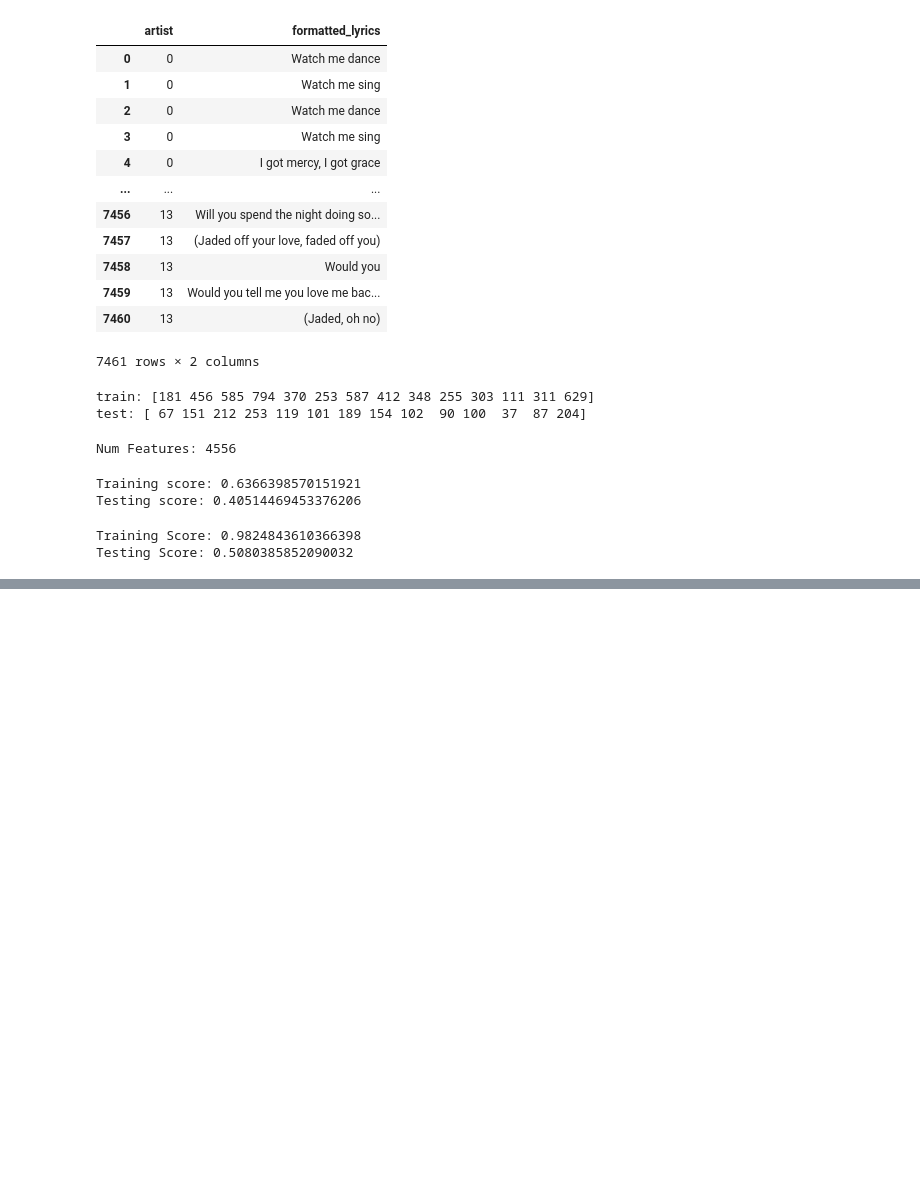
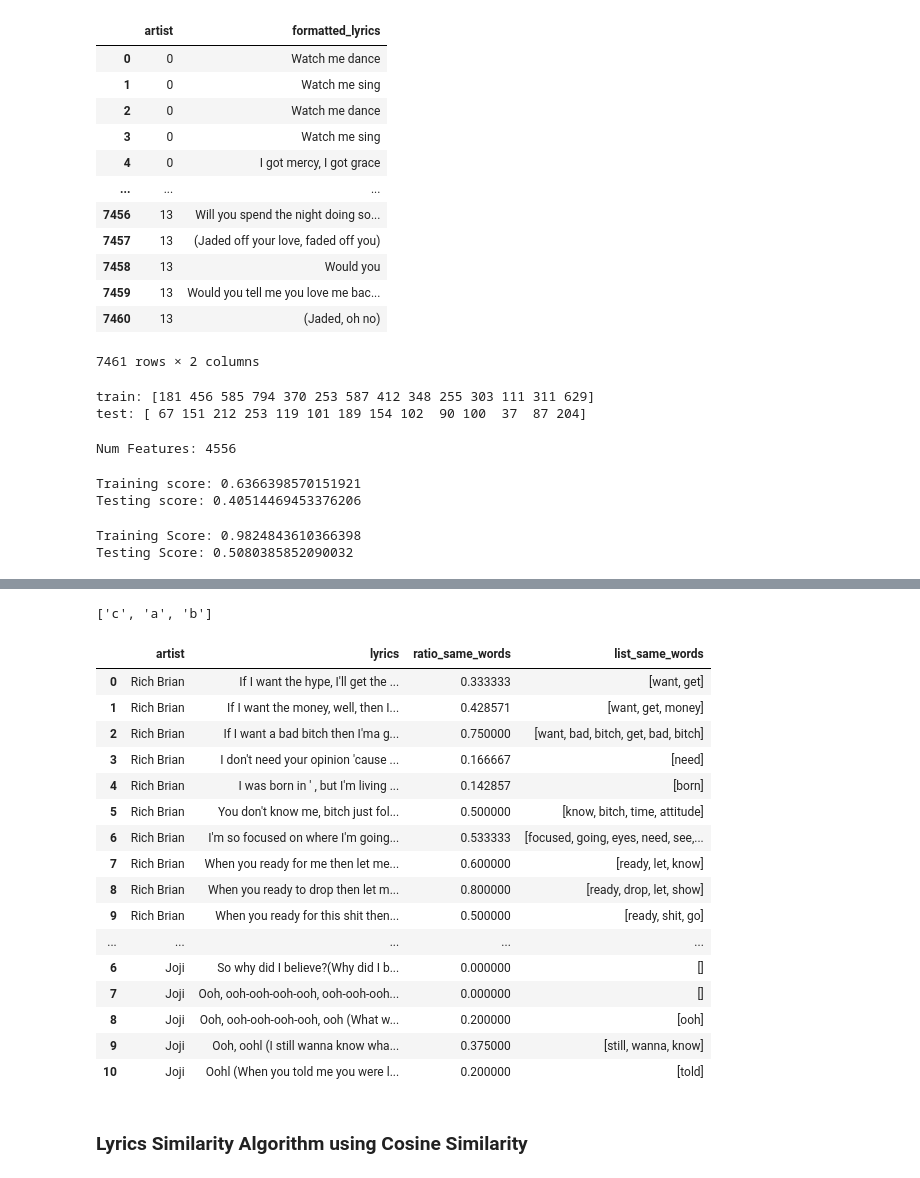
Before and after one commit to jeugenio103/Project-4, a Jupyter notebook: Lyric and Genre Data Collection/Lyric Generator/Lyric_Similarity_Analysis.ipynb, the cells around one changed output, grey strips where cells are left out. Saved outputs shown, nothing was run; the diff lists cells and outputs as text; code cells hidden in the pictures; blank space fills up the shorter version.

Commit message:
calculated number same words for generated lyrics

```diff
--- a/Lyric and Genre Data Collection/Lyric Generator/Lyric_Similarity_Analysis.ipynb
+++ b/Lyric and Genre Data Collection/Lyric Generator/Lyric_Similarity_Analysis.ipynb
@@ -338,0 +700,4 @@ with open('RichBrian-HypeTime.txt', 'r') as txt:
+# %%
+joji_list_lyrics = list(joji_ye['value'])
+for x in joji_list_lyrics:
+    print(x)
@@ -338,0 +716,46 @@ with open('RichBrian-HypeTime.txt', 'r') as txt:
+# %%
+t1 = ['a', 'b', 'c']
+list(set(t1))
+# %% [output]
+['c', 'a', 'b']
+# %%
+def calc_ratio(list_lyrics, word_dict, return_list = False):
+    ratio = []
+    same_word_list = []
+
+    for line in list_lyrics:
+        ratio_val, same_words_val = ratio_words(line, word_dict)
+        ratio.append(ratio_val)
+        same_word_list.append(same_words_val)
+    if return_list:
+        return ratio, same_word_list
+    return ratio
+# %%
+rb_ratio_list, rb_same_words_list = calc_ratio(rb_list_lyrics, new_rb_words_dict, return_list=True)
+joji_ratio_list, joji_same_words_list = calc_ratio(joji_list_lyrics, new_joji_words_dict, return_list=True)
+# %%
+# Save the ratio values into a dataframe
+final_rb = pd.DataFrame({'artist': 'Rich Brian', 'lyrics': rb_list_lyrics, 'ratio_same_words': rb_ratio_list, 'list_same_words':rb_same_words_list})
+final_joji = pd.DataFrame({'artist': 'Joji', 'lyrics': joji_list_lyrics, 'ratio_same_words': joji_ratio_list, 'list_same_words':joji_same_words_list})
+# %%
+# Join the dataset
+comb_df = pd.concat([final_rb, final_joji])
+comb_df
+# %% [output]
+|  | artist | lyrics | ratio_same_words | list_same_words |
+| 0 | Rich Brian | If I want the hype, I'll get the ... | 0.333333 | [want, get] |
+| 1 | Rich Brian | If I want the money, well, then I... | 0.428571 | [want, get, money] |
+| 2 | Rich Brian | If I want a bad bitch then I'ma g... | 0.750000 | [want, bad, bitch, get, bad, bitch] |
+| 3 | Rich Brian | I don't need your opinion 'cause ... | 0.166667 | [need] |
+| 4 | Rich Brian | I was born in ' , but I'm living ... | 0.142857 | [born] |
+| 5 | Rich Brian | You don't know me, bitch just fol... | 0.500000 | [know, bitch, time, attitude] |
+| 6 | Rich Brian | I'm so focused on where I'm going... | 0.533333 | [focused, going, eyes, need, see,... |
+| 7 | Rich Brian | When you ready for me then let me... | 0.600000 | [ready, let, know] |
+| 8 | Rich Brian | When you ready to drop then let m... | 0.800000 | [ready, drop, let, show] |
+| 9 | Rich Brian | When you ready for this shit then... | 0.500000 | [ready, shit, go] |
+| ... | ... | ... | ... | ... |
+| 6 | Joji | So why did I believe?(Why did I b... | 0.000000 | [] |
+| 7 | Joji | Ooh, ooh-ooh-ooh-ooh, ooh-ooh-ooh... | 0.000000 | [] |
+| 8 | Joji | Ooh, ooh-ooh-ooh-ooh, ooh (What w... | 0.200000 | [ooh] |
+| 9 | Joji | Ooh, oohl (I still wanna know wha... | 0.375000 | [still, wanna, know] |
+| 10 | Joji | Oohl (When you told me you were l... | 0.200000 | [told] |
@@ -338,0 +765,2 @@ with open('RichBrian-HypeTime.txt', 'r') as txt:
+# %% [markdown]
+### Lyrics Similarity Algorithm using Cosine Similarity
```
Also changed, not shown: parts of 47 cells of this notebook, 4 other files.
